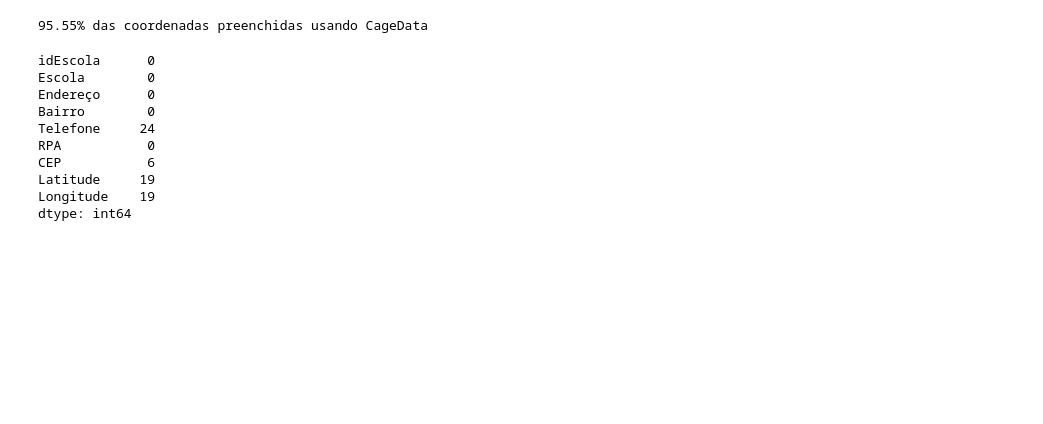
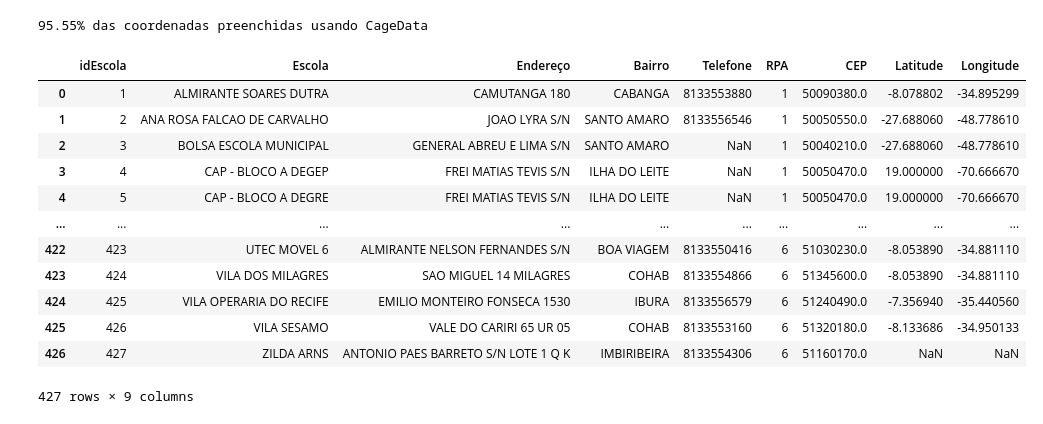
Before and after one commit to IsmaelCesar/ProjetoIN1131, a Jupyter notebook: real/preProcessamento.ipynb, the cells around one changed output. Drawn from its saved outputs; the diff is of its cells as text; code cells hidden in the pictures; blank space fills up the shorter version.

```diff
--- a/real/preProcessamento.ipynb
+++ b/real/preProcessamento.ipynb
@@ -196,16 +196,20 @@ porcentagem = (parte / total) * 100
 print(f"{100-porcentagem:.2f}% das coordenadas preenchidas usando CageData")
 # %% [output]
 95.55% das coordenadas preenchidas usando CageData
-# %%
-df.drop_duplicates().isnull().sum()
-# %% [output]
-idEscola      0
-Escola        0
-Endereço      0
-Bairro        0
-Telefone     24
-RPA           0
-CEP           6
-Latitude     19
-Longitude    19
-dtype: int64
+# %%
+coordenadas = pd.read_csv('LatLongEscolasCageData.csv')
+coordenadas
+# %% [output]
+|  | idEscola | Escola | Endereço | Bairro | Telefone | RPA | CEP | Latitude | Longitude |
+| 0 | 1 | ALMIRANTE SOARES DUTRA | CAMUTANGA 180 | CABANGA | 8133553880 | 1 | 50090380.0 | -8.078802 | -34.895299 |
+| 1 | 2 | ANA ROSA FALCAO DE CARVALHO | JOAO LYRA S/N | SANTO AMARO | 8133556546 | 1 | 50050550.0 | -27.688060 | -48.778610 |
+| 2 | 3 | BOLSA ESCOLA MUNICIPAL | GENERAL ABREU E LIMA S/N | SANTO AMARO | NaN | 1 | 50040210.0 | -27.688060 | -48.778610 |
+| 3 | 4 | CAP - BLOCO A DEGEP | FREI MATIAS TEVIS S/N | ILHA DO LEITE | NaN | 1 | 50050470.0 | 19.000000 | -70.666670 |
+| 4 | 5 | CAP - BLOCO A DEGRE | FREI MATIAS TEVIS S/N | ILHA DO LEITE | NaN | 1 | 50050470.0 | 19.000000 | -70.666670 |
+| ... | ... | ... | ... | ... | ... | ... | ... | ... | ... |
+| 422 | 423 | UTEC MOVEL 6 | ALMIRANTE NELSON FERNANDES S/N | BOA VIAGEM | 8133550416 | 6 | 51030230.0 | -8.053890 | -34.881110 |
+| 423 | 424 | VILA DOS MILAGRES | SAO MIGUEL 14 MILAGRES | COHAB | 8133554866 | 6 | 51345600.0 | -8.053890 | -34.881110 |
+| 424 | 425 | VILA OPERARIA DO RECIFE | EMILIO MONTEIRO FONSECA 1530 | IBURA | 8133556579 | 6 | 51240490.0 | -7.356940 | -35.440560 |
+| 425 | 426 | VILA SESAMO | VALE DO CARIRI 65 UR 05 | COHAB | 8133553160 | 6 | 51320180.0 | -8.133686 | -34.950133 |
+| 426 | 427 | ZILDA ARNS | ANTONIO PAES BARRETO S/N LOTE 1 Q K | IMBIRIBEIRA | 8133554306 | 6 | 51160170.0 | NaN | NaN |
+427 rows × 9 columns
```
Also changed, not shown: parts of 2 cells of this notebook, 1 other file.
